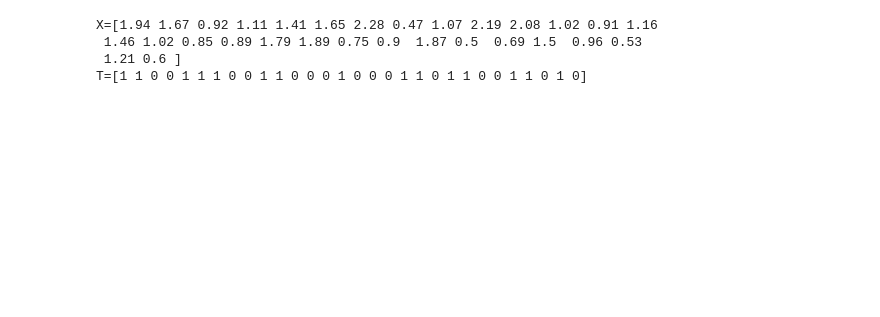
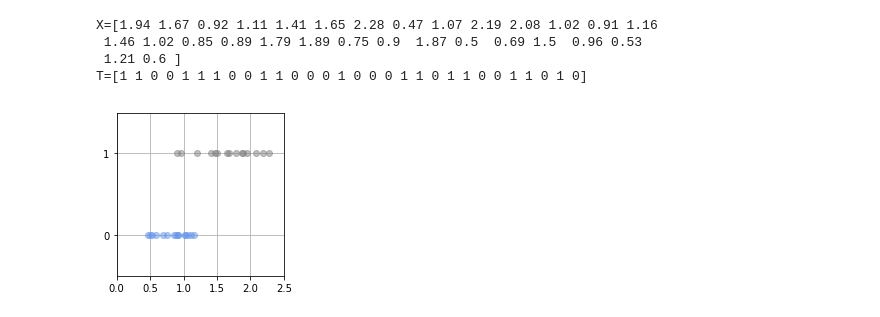
Before and after one commit to rimever/NewMachineLearningTextbook, a Jupyter notebook: chapter6/chapter6.ipynb, the cells around one changed output. Saved outputs shown, nothing was run; the diff lists cells and outputs as text; code cells hidden in the pictures; blank space fills up the shorter version.

```diff
--- a/chapter6/chapter6.ipynb
+++ b/chapter6/chapter6.ipynb
@@ -27,6 +27,23 @@ X=[1.94 1.67 0.92 1.11 1.41 1.65 2.28 0.47 1.07 2.19 2.08 1.02 0.91 1.16
  1.46 1.02 0.85 0.89 1.79 1.89 0.75 0.9  1.87 0.5  0.69 1.5  0.96 0.53
  1.21 0.6 ]
 T=[1 1 0 0 1 1 1 0 0 1 1 0 0 0 1 0 0 0 1 1 0 1 1 0 0 1 1 0 1 0]
+# %%
+# データ分布表示
+def show_data1(x,t):
+    K = np.max(t) + 1
+    for k in range(K):
+        plt.plot(x[t == k], t[t == k], X_col[k], alpha = 0.5
+                 , linestyle='none', marker='o')
+    plt.grid(True)
+    plt.ylim(-.5,1.5)
+    plt.xlim(X_min,X_max)
+    plt.yticks([0,1])
+
+fig = plt.figure(figsize=(3,3))
+show_data1(X,T)
+plt.show()
+# %% [output]
+[figure, added]
 # %%
 def logistic(x, w):
     y = 1/ (1+ np.exp(-(w[0] * x + w[1])))
```
Also changed, not shown: parts of 5 cells of this notebook, 2 other files.
